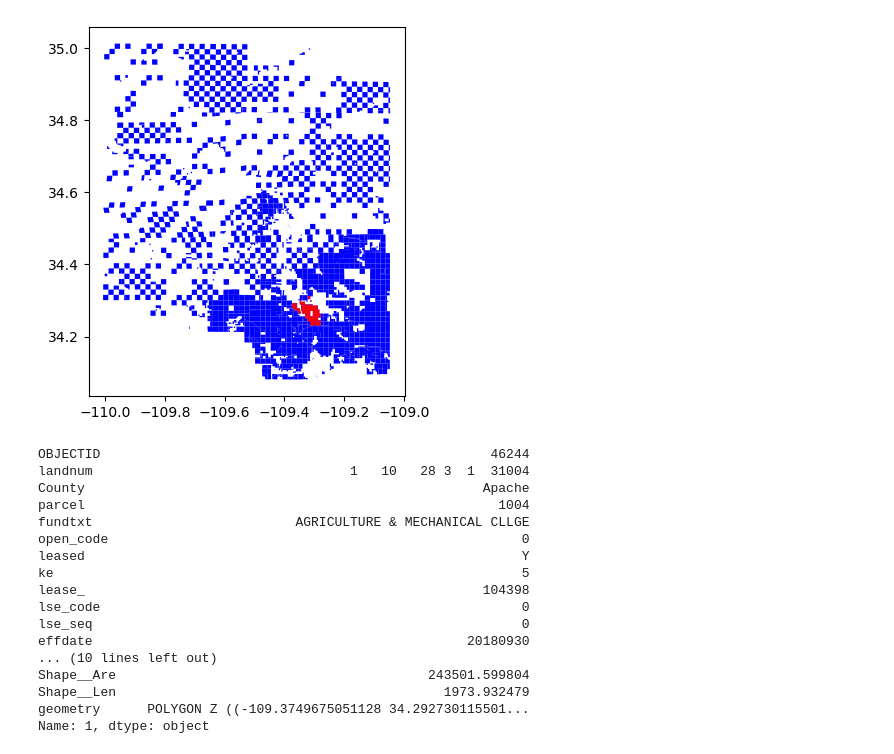
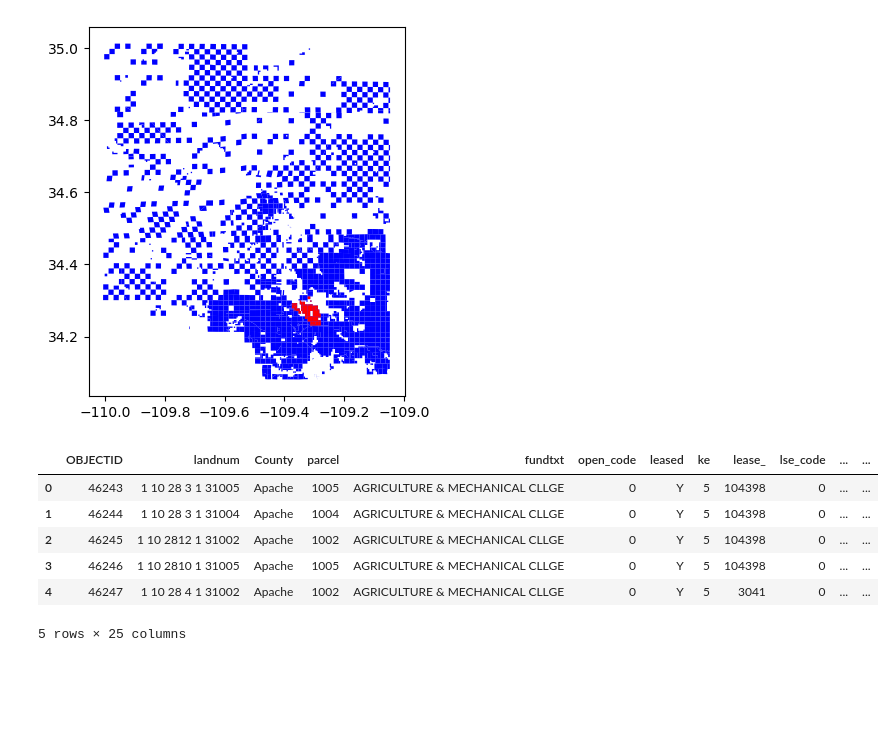
Before and after one commit to liamlindeman/liam-science-fair, a Jupyter notebook: plots.ipynb, the cells around one changed output. Cells and saved outputs as stored; diff of their text form; code cells hidden in the pictures; blank space fills up the shorter version.

```diff
--- a/plots.ipynb
+++ b/plots.ipynb
@@ -59,22 +59,12 @@ zoomedinleases.plot(ax=base, color="orange");
 # %% [output]
 [figure]
-# %%
-leases.iloc[1]
-# %% [output]
-OBJECTID                                                  46244
-landnum                                 1   10   28 3  1  31004
-County                                                   Apache
-parcel                                                     1004
-fundtxt                          AGRICULTURE & MECHANICAL CLLGE
-open_code                                                     0
-leased                                                        Y
-ke                                                            5
-lease_                                                   104398
-lse_code                                                      0
-lse_seq                                                       0
-effdate                                                20180930
-... (10 lines left out)
-Shape__Are                                        243501.599804
-Shape__Len                                          1973.932479
-geometry      POLYGON Z ((-109.3749675051128 34.292730115501...
-Name: 1, dtype: object
+# %%
+leases.head()
+# %% [output]
+|  | OBJECTID | landnum | County | parcel | fundtxt | open_code | leased | ke | lease_ | lse_code | ... | ... |
+| 0 | 46243 | 1 10 28 3 1 31005 | Apache | 1005 | AGRICULTURE & MECHANICAL CLLGE | 0 | Y | 5 | 104398 | 0 | ... | ... |
+| 1 | 46244 | 1 10 28 3 1 31004 | Apache | 1004 | AGRICULTURE & MECHANICAL CLLGE | 0 | Y | 5 | 104398 | 0 | ... | ... |
+| 2 | 46245 | 1 10 2812 1 31002 | Apache | 1002 | AGRICULTURE & MECHANICAL CLLGE | 0 | Y | 5 | 104398 | 0 | ... | ... |
+| 3 | 46246 | 1 10 2810 1 31005 | Apache | 1005 | AGRICULTURE & MECHANICAL CLLGE | 0 | Y | 5 | 104398 | 0 | ... | ... |
+| 4 | 46247 | 1 10 28 4 1 31002 | Apache | 1002 | AGRICULTURE & MECHANICAL CLLGE | 0 | Y | 5 | 3041 | 0 | ... | ... |
+5 rows × 25 columns
```
Also changed, not shown: parts of 12 cells of this notebook, 10 other files.
